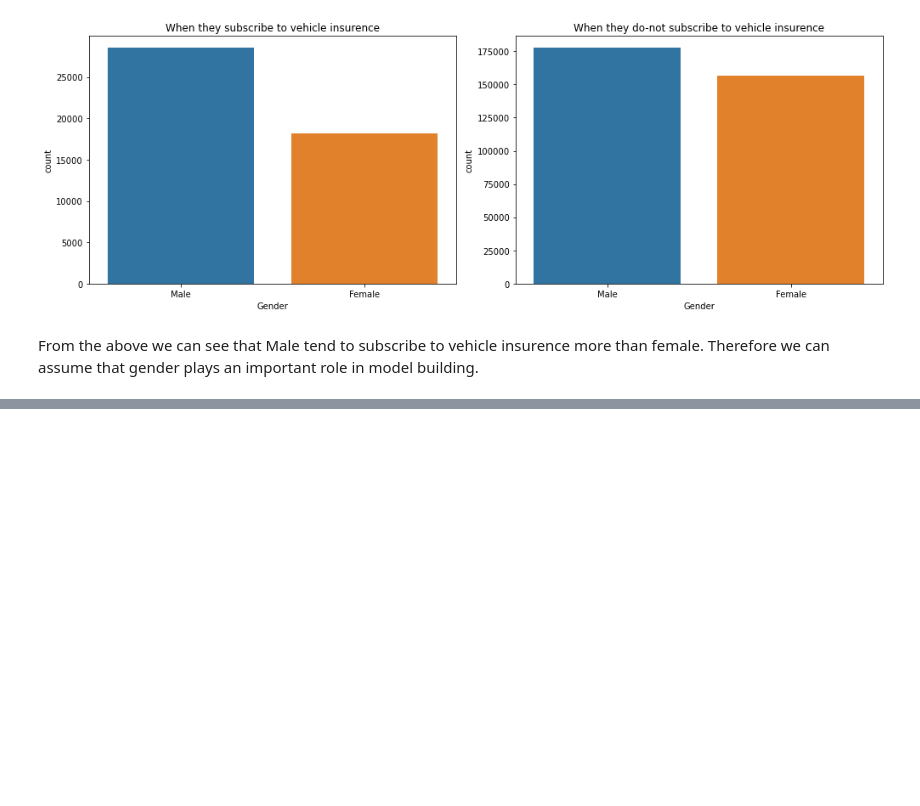
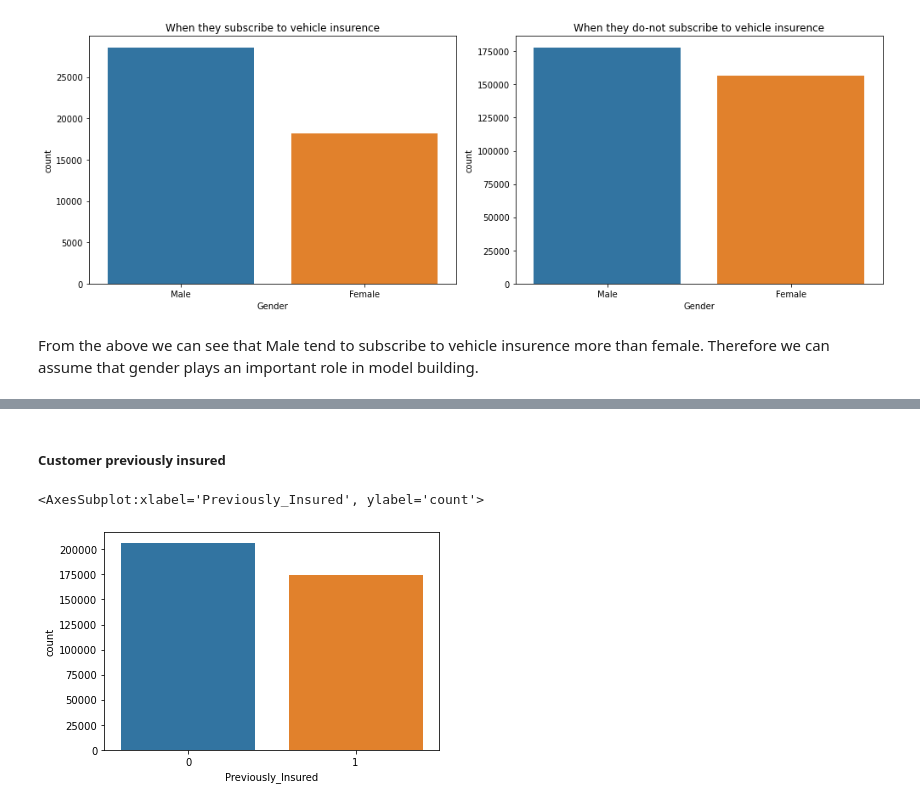
Before and after one commit to kaushik-holla/Health_Insurence_Crosssell_Prediciton, a Jupyter notebook: EDA and Prediction.ipynb, the cells around one changed output, grey strips where cells are left out. Drawn from its saved outputs; the diff is of its cells as text; code cells hidden in the pictures; blank space fills up the shorter version.

```diff
--- a/EDA and Prediction.ipynb
+++ b/EDA and Prediction.ipynb
@@ -144,0 +162,7 @@ From the above we can see that Male tend to subscribe to vehicle insurence more
+# %% [markdown]
+##### Customer previously insured
+# %%
+sns.countplot(x = train_df["Previously_Insured"])
+# %% [output]
+<AxesSubplot:xlabel='Previously_Insured', ylabel='count'>
+[figure, added]
```
Also changed, not shown: parts of 27 cells of this notebook.
